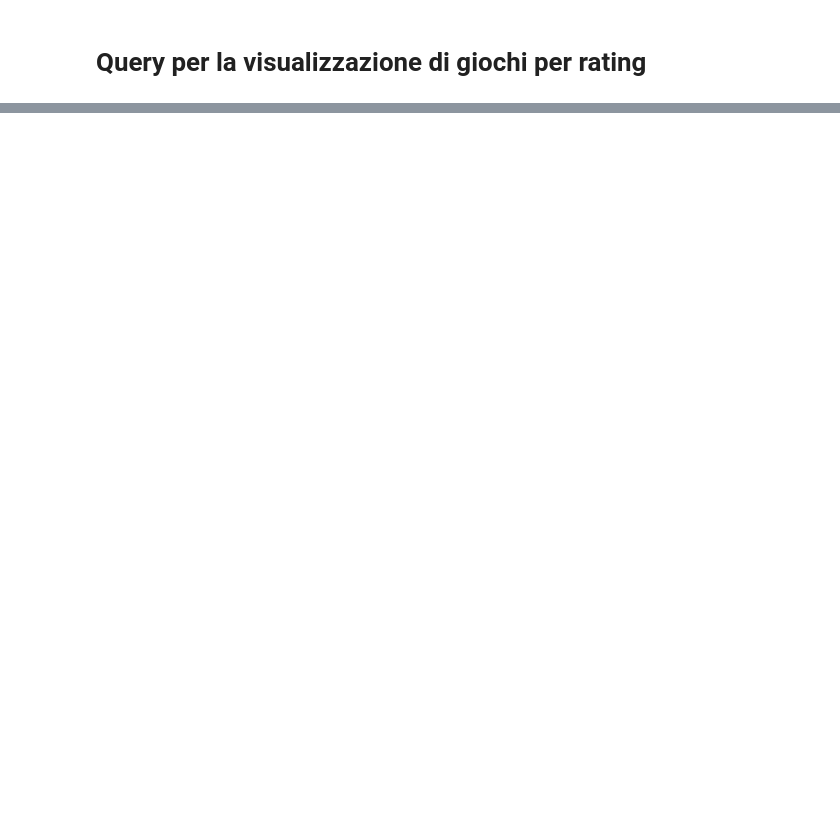
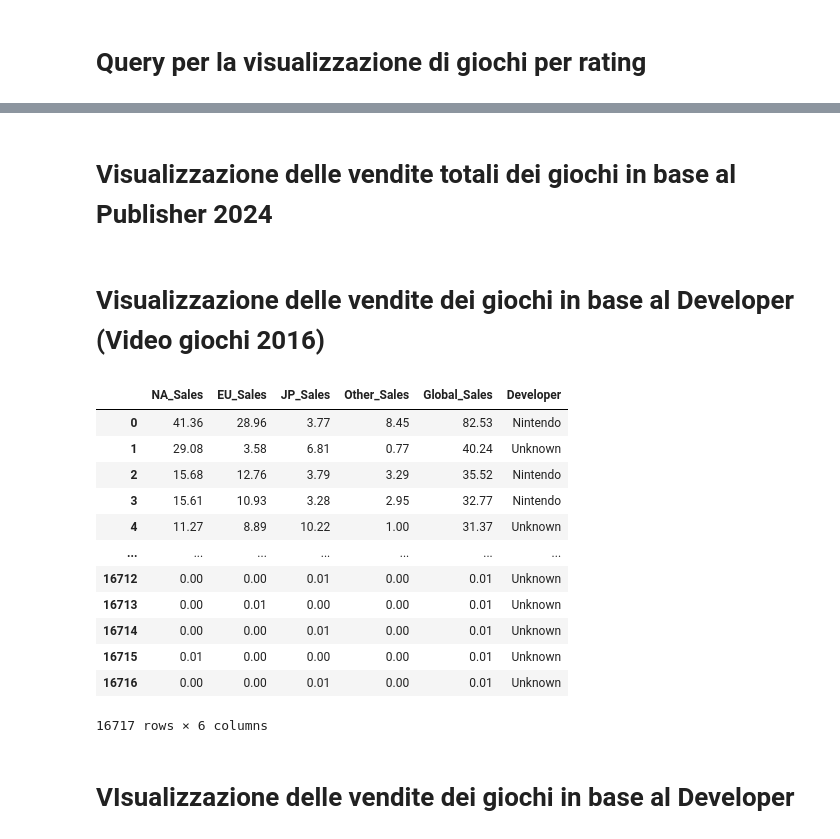
Before and after one commit to Nerone709/KeybladeDB, a Jupyter notebook: notebooks/query_datasets.ipynb, the cells around one changed output, grey strips where cells are left out. Drawn from its saved outputs; the diff is of its cells as text; code cells hidden in the pictures; blank space fills up the shorter version.

Commit message:
added methods for viewing games based on rating, added method for viewing total and non-total sales of developers.

```diff
--- a/notebooks/query_datasets.ipynb
+++ b/notebooks/query_datasets.ipynb
@@ -9,3 +13,13 @@ import pandas as pd
+# %%
+# Chiamo il client
+client = MongoClient("mongodb://localhost:27017/")
+
+#Acquisisco il DB
+db = client["Keyblade"]
+
+#Prendo in esempio il dataset videogames_2016
+videogames_2016 = db["videogames_2016"]
+videogames_2024 = db["videogames_2024"]
 # %% [markdown]
 # Query per la visualizzazione di giochi per rating
 # %%
@@ -44,0 +205,2 @@ Warzone 2100
+# %% [markdown]
+# Visualizzazione delle vendite totali dei giochi in base al Publisher 2024
@@ -44,0 +213,35 @@ Warzone 2100
+# %% [markdown]
+# Visualizzazione delle vendite dei giochi in base al Developer (Video giochi 2016)
+# %%
+# Pipeline: visualizza tutti i giochi con dettagli di vendita
+pipeline = [
+    {"$project": {
+        "_id": 0,
+        "Developer": 1,
+        "Global_Sales": 1,
+        "NA_Sales": 1,
+        "EU_Sales": 1,
+        "JP_Sales": 1,
+        "Other_Sales": 1
+    }},
+    {"$sort": {"Global_Sales": -1}}
+]#Inserendo il -1 nell'operazione di sort, i risultati vengono ordinati in ordine decrescente in base alle vendite globali
+
+# Esecuzione della pipeline
+result = list(videogames_2016.aggregate(pipeline))
+# %% [output]
+|  | NA_Sales | EU_Sales | JP_Sales | Other_Sales | Global_Sales | Developer |
+| 0 | 41.36 | 28.96 | 3.77 | 8.45 | 82.53 | Nintendo |
+| 1 | 29.08 | 3.58 | 6.81 | 0.77 | 40.24 | Unknown |
+| 2 | 15.68 | 12.76 | 3.79 | 3.29 | 35.52 | Nintendo |
+| 3 | 15.61 | 10.93 | 3.28 | 2.95 | 32.77 | Nintendo |
+| 4 | 11.27 | 8.89 | 10.22 | 1.00 | 31.37 | Unknown |
+| ... | ... | ... | ... | ... | ... | ... |
+| 16712 | 0.00 | 0.00 | 0.01 | 0.00 | 0.01 | Unknown |
+| 16713 | 0.00 | 0.01 | 0.00 | 0.00 | 0.01 | Unknown |
+| 16714 | 0.00 | 0.00 | 0.01 | 0.00 | 0.01 | Unknown |
+| 16715 | 0.01 | 0.00 | 0.00 | 0.00 | 0.01 | Unknown |
+| 16716 | 0.00 | 0.00 | 0.01 | 0.00 | 0.01 | Unknown |
+16717 rows × 6 columns
+# %% [markdown]
+# VIsualizzazione delle vendite dei giochi in base al Developer
```
Also changed, not shown: parts of 13 cells of this notebook.
